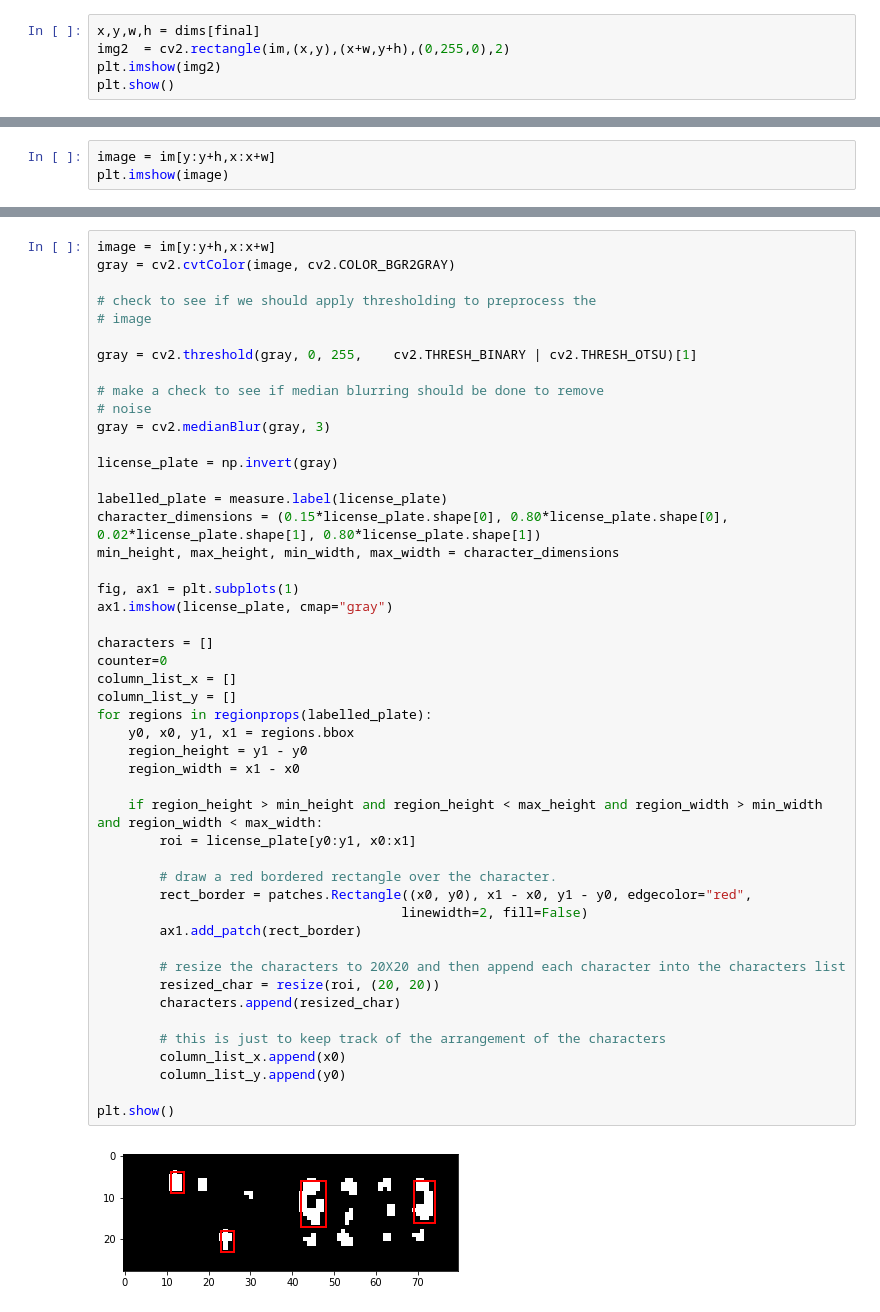
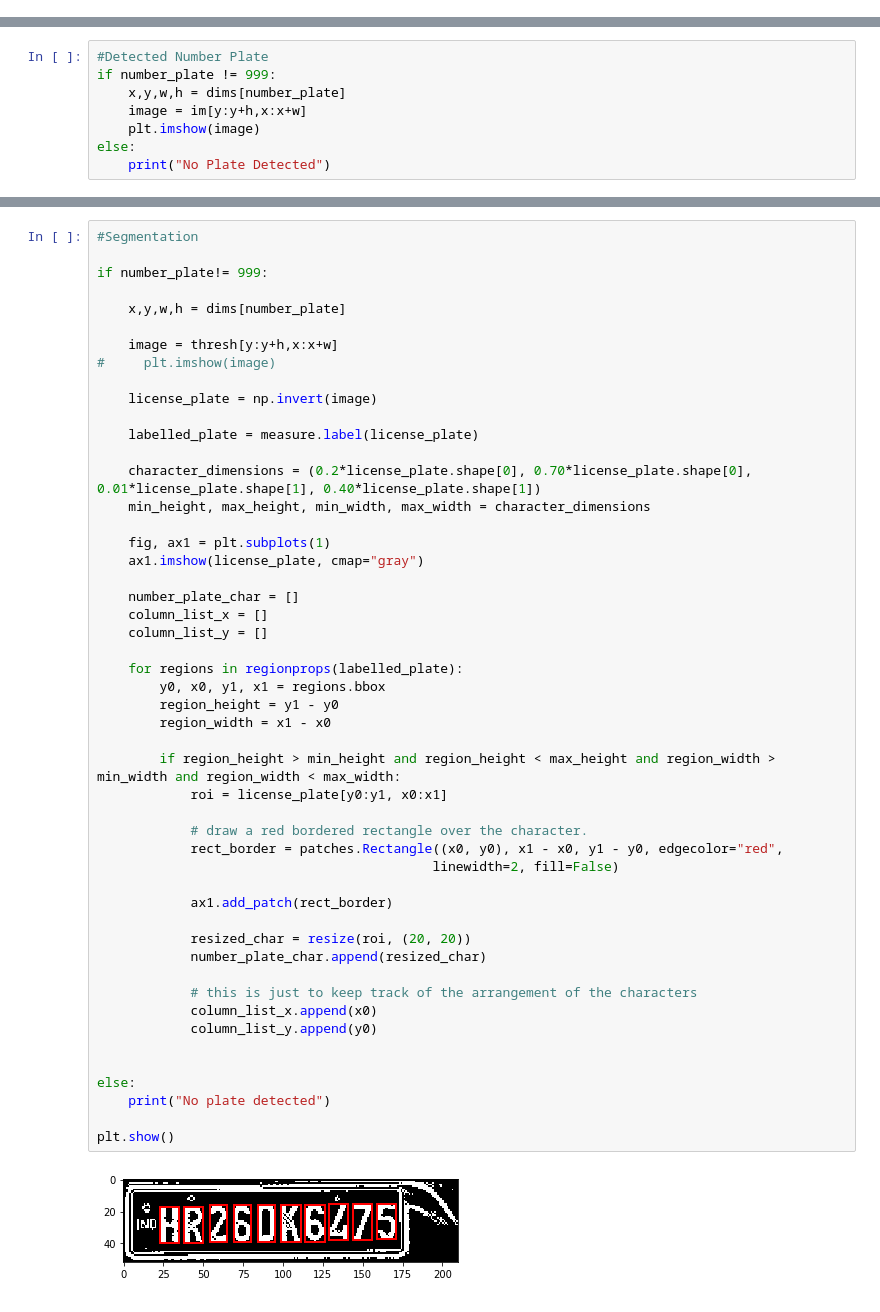
Before and after one commit to Vermarun/AutomaticNumberPlateRecognition, a Jupyter notebook: ANPR/NumberPlateDetection.ipynb, the cells around one changed output, grey strips where cells are left out. Cells and saved outputs as stored; diff of their text form.

```diff
--- a/ANPR/NumberPlateDetection.ipynb
+++ b/ANPR/NumberPlateDetection.ipynb
@@ -67,5 +0,0 @@ len(characters),final
-# %%
-x,y,w,h = dims[final]
-img2  = cv2.rectangle(im,(x,y),(x+w,y+h),(0,255,0),2)
-plt.imshow(img2)
-plt.show()
@@ -78,4 +79,9 @@ final
 # %%
-image = im[y:y+h,x:x+w]
-plt.imshow(image)
+#Detected Number Plate
+if number_plate != 999:
+    x,y,w,h = dims[number_plate]
+    image = im[y:y+h,x:x+w]
+    plt.imshow(image)
+else:
+    print("No Plate Detected")
 # %% [output]
@@ -84,51 +89,53 @@ plt.imshow(image)
 # %%
-image = im[y:y+h,x:x+w]
-gray = cv2.cvtColor(image, cv2.COLOR_BGR2GRAY)
+#Segmentation
 
-# check to see if we should apply thresholding to preprocess the
-# image
+if number_plate!= 999:
 
-gray = cv2.threshold(gray, 0, 255,    cv2.THRESH_BINARY | cv2.THRESH_OTSU)[1]
+    x,y,w,h = dims[number_plate]
 
-# make a check to see if median blurring should be done to remove
-# noise
-gray = cv2.medianBlur(gray, 3)
+    image = thresh[y:y+h,x:x+w]
+#     plt.imshow(image)
 
-license_plate = np.invert(gray)
+    license_plate = np.invert(image)
 
-labelled_plate = measure.label(license_plate)
-character_dimensions = (0.15*license_plate.shape[0], 0.80*license_plate.shape[0], 0.02*license_plate.shape[1], 0.80*license_plate.shape[1])
-min_height, max_height, min_width, max_width = character_dimensions
+    labelled_plate = measure.label(license_plate)
 
-fig, ax1 = plt.subplots(1)
-ax1.imshow(license_plate, cmap="gray")
+    character_dimensions = (0.2*license_plate.shape[0], 0.70*license_plate.shape[0], 0.01*license_plate.shape[1], 0.40*license_plate.shape[1])
+    min_height, max_height, min_width, max_width = character_dimensions
 
-characters = []
-counter=0
-column_list_x = []
-column_list_y = []
-for regions in regionprops(labelled_plate):
-    y0, x0, y1, x1 = regions.bbox
-    region_height = y1 - y0
-    region_width = x1 - x0
+    fig, ax1 = plt.subplots(1)
+    ax1.imshow(license_plate, cmap="gray")
 
-    if region_height > min_height and region_height < max_height and region_width > min_width and region_width < max_width:
-        roi = license_plate[y0:y1, x0:x1]
+    number_plate_char = []
+    column_list_x = []
+    column_list_y = []
 
-        # draw a red bordered rectangle over the character.
-        rect_border = patches.Rectangle((x0, y0), x1 - x0, y1 - y0, edgecolor="red",
-                                       linewidth=2, fill=False)
-        ax1.add_patch(rect_border)
+    for regions in regionprops(labelled_plate):
+        y0, x0, y1, x1 = regions.bbox
+        region_height = y1 - y0
+        region_width = x1 - x0
 
-        # resize the characters to 20X20 and then append each character into the characters list
-        resized_char = resize(roi, (20, 20))
-        characters.append(resized_char)
+        if region_height > min_height and region_height < max_height and region_width > min_width and region_width < max_width:
+            roi = license_plate[y0:y1, x0:x1]
 
-        # this is just to keep track of the arrangement of the characters
-        column_list_x.append(x0)
-        column_list_y.append(y0)
+            # draw a red bordered rectangle over the character.
+            rect_border = patches.Rectangle((x0, y0), x1 - x0, y1 - y0, edgecolor="red",
+                                           linewidth=2, fill=False)
+
+            ax1.add_patch(rect_border)
+
+            resized_char = resize(roi, (20, 20))
+            number_plate_char.append(resized_char)
+
+            # this is just to keep track of the arrangement of the characters
+            column_list_x.append(x0)
+            column_list_y.append(y0)
+
+
+else:
+    print("No plate detected")
 
 plt.show()
 # %% [output]
-[figure, old version]
+[figure, new version]
 # %%
```
Also changed, not shown: parts of 10 cells of this notebook.
